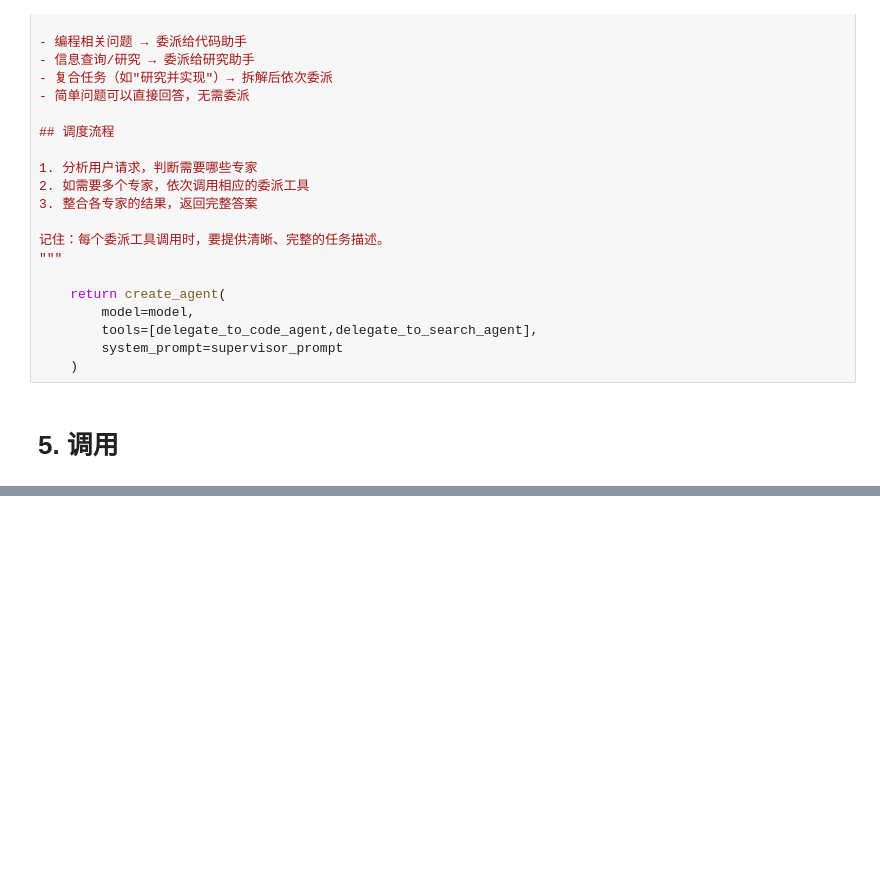
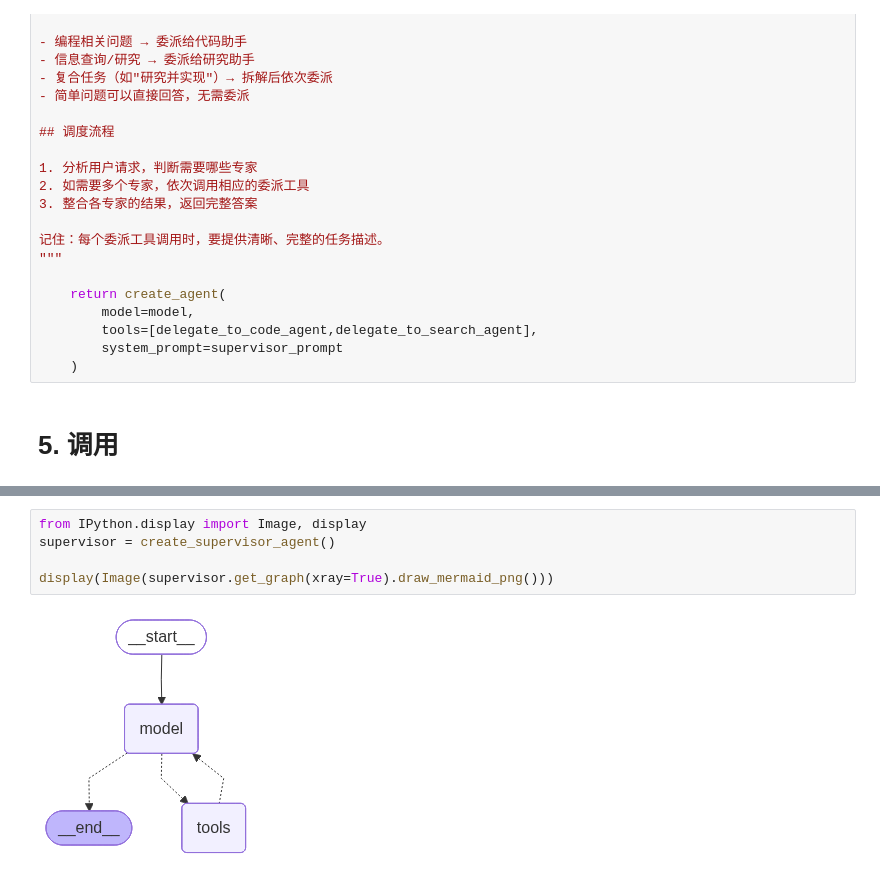
Before and after one commit to green-ai-tech/ai_learing, a Jupyter notebook: notebooks/04_LLM_agent/13_多智能体_02_子智能体.ipynb, the cells around one changed output, grey strips where cells are left out. Cells and saved outputs as stored; diff of their text form; blank space fills up the shorter version.

```diff
--- a/notebooks/04_LLM_agent/13_多智能体_02_子智能体.ipynb
+++ b/notebooks/04_LLM_agent/13_多智能体_02_子智能体.ipynb
@@ -245,0 +252,7 @@ for i,task in enumerate(tasks,1):#对循环任务编号，从1开始
+# %%
+from IPython.display import Image, display
+supervisor = create_supervisor_agent()
+
+display(Image(supervisor.get_graph(xray=True).draw_mermaid_png()))
+# %% [output]
+[figure, added]
```
Also changed, not shown: parts of 1 cell of this notebook, 1 other file.
